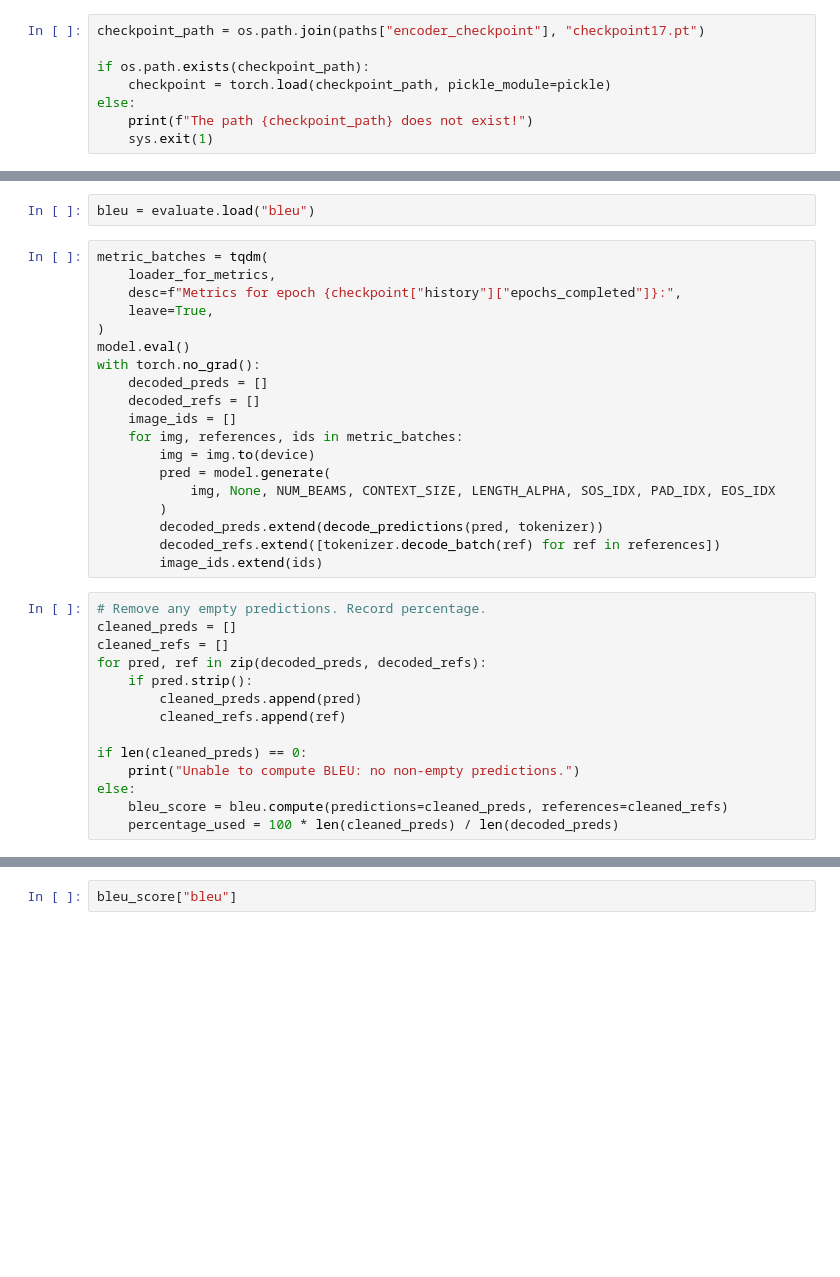
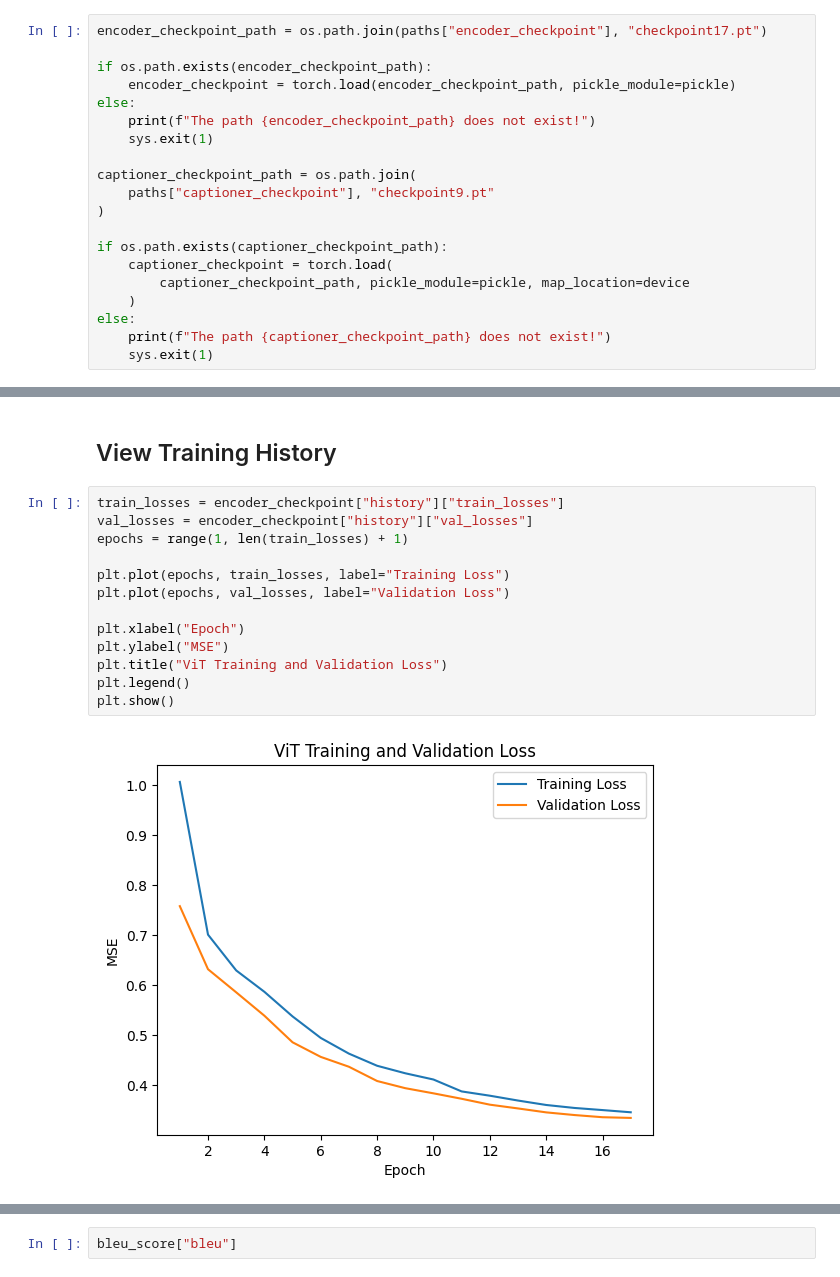
Before and after one commit to michaelkosmider/image_captioning, a Jupyter notebook: results.ipynb, the cells around one changed output, grey strips where cells are left out. Drawn from its saved outputs; the diff is of its cells as text; blank space fills up the shorter version.

Commit message:
added results and first draft of writeup. results include reconstruction visualization, bleu score, and sample generated captions

```diff
--- a/results.ipynb
+++ b/results.ipynb
@@ -23,8 +45,20 @@ from torch.optim.lr_scheduler import CosineAnnealingLR, LinearLR, SequentialLR
 # %%
-checkpoint_path = os.path.join(paths["encoder_checkpoint"], "checkpoint17.pt")
+encoder_checkpoint_path = os.path.join(paths["encoder_checkpoint"], "checkpoint17.pt")
 
-if os.path.exists(checkpoint_path):
-    checkpoint = torch.load(checkpoint_path, pickle_module=pickle)
+if os.path.exists(encoder_checkpoint_path):
+    encoder_checkpoint = torch.load(encoder_checkpoint_path, pickle_module=pickle)
 else:
-    print(f"The path {checkpoint_path} does not exist!")
+    print(f"The path {encoder_checkpoint_path} does not exist!")
     sys.exit(1)
+
+captioner_checkpoint_path = os.path.join(
+    paths["captioner_checkpoint"], "checkpoint9.pt"
+)
+
+if os.path.exists(captioner_checkpoint_path):
+    captioner_checkpoint = torch.load(
+        captioner_checkpoint_path, pickle_module=pickle, map_location=device
+    )
+else:
+    print(f"The path {captioner_checkpoint_path} does not exist!")
+    sys.exit(1)
@@ -118,35 +65,17 @@ model.load_state_dict(checkpoint["model_state_dict"])
-# %%
-bleu = evaluate.load("bleu")
-# %%
-metric_batches = tqdm(
-    loader_for_metrics,
-    desc=f"Metrics for epoch {checkpoint["history"]["epochs_completed"]}:",
-    leave=True,
-)
-model.eval()
-with torch.no_grad():
-    decoded_preds = []
-    decoded_refs = []
-    image_ids = []
-    for img, references, ids in metric_batches:
-        img = img.to(device)
-        pred = model.generate(
-            img, None, NUM_BEAMS, CONTEXT_SIZE, LENGTH_ALPHA, SOS_IDX, PAD_IDX, EOS_IDX
-        )
-        decoded_preds.extend(decode_predictions(pred, tokenizer))
-        decoded_refs.extend([tokenizer.decode_batch(ref) for ref in references])
-        image_ids.extend(ids)
-# %%
-# Remove any empty predictions. Record percentage.
-cleaned_preds = []
-cleaned_refs = []
-for pred, ref in zip(decoded_preds, decoded_refs):
-    if pred.strip():
-        cleaned_preds.append(pred)
-        cleaned_refs.append(ref)
-
-if len(cleaned_preds) == 0:
-    print("Unable to compute BLEU: no non-empty predictions.")
-else:
-    bleu_score = bleu.compute(predictions=cleaned_preds, references=cleaned_refs)
-    percentage_used = 100 * len(cleaned_preds) / len(decoded_preds)
+# %% [markdown]
+## View Training History
+# %%
+train_losses = encoder_checkpoint["history"]["train_losses"]
+val_losses = encoder_checkpoint["history"]["val_losses"]
+epochs = range(1, len(train_losses) + 1)
+
+plt.plot(epochs, train_losses, label="Training Loss")
+plt.plot(epochs, val_losses, label="Validation Loss")
+
+plt.xlabel("Epoch")
+plt.ylabel("MSE")
+plt.title("ViT Training and Validation Loss")
+plt.legend()
+plt.show()
+# %% [output]
+[figure, added]
```
Also changed, not shown: parts of 28 cells of this notebook, 10 other files.
